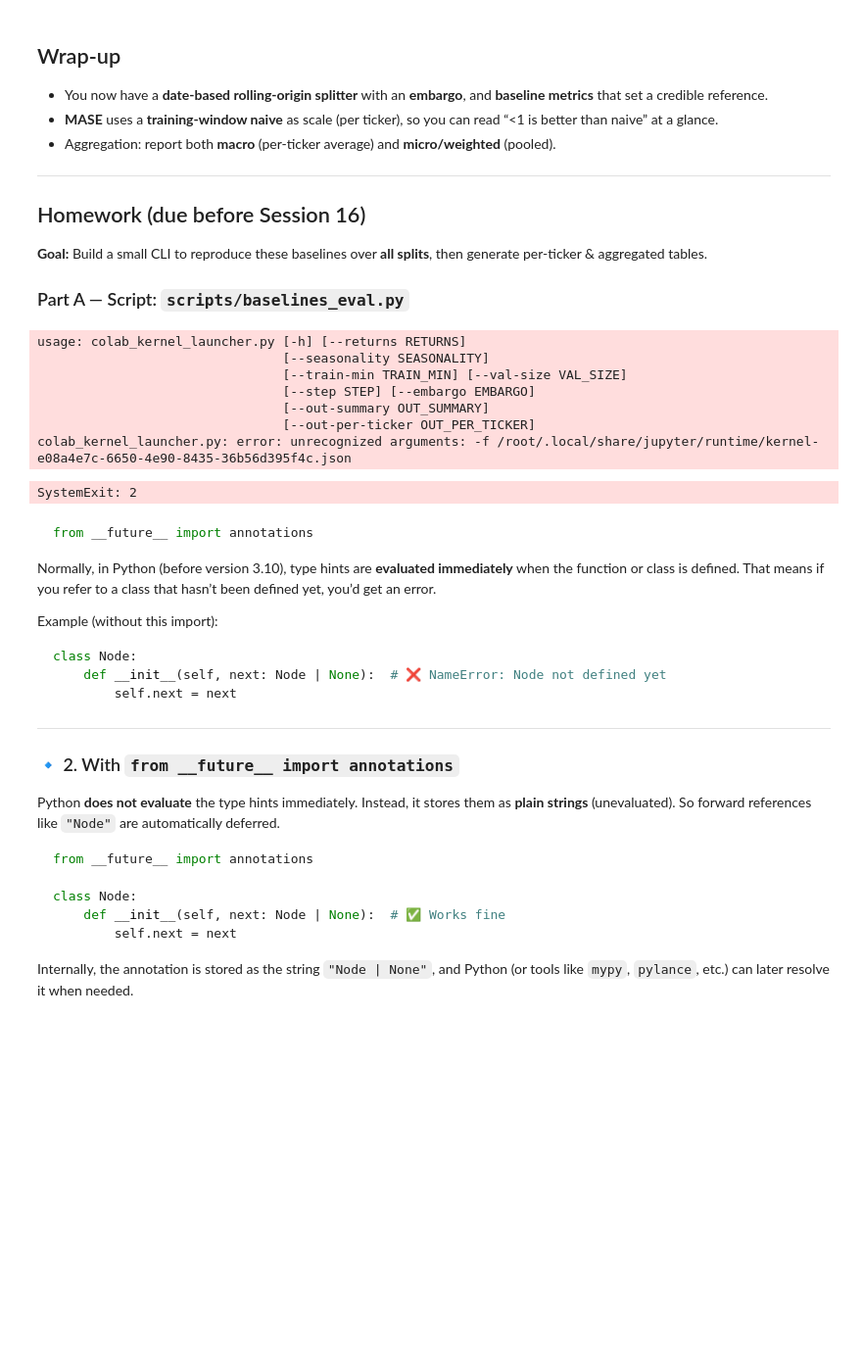
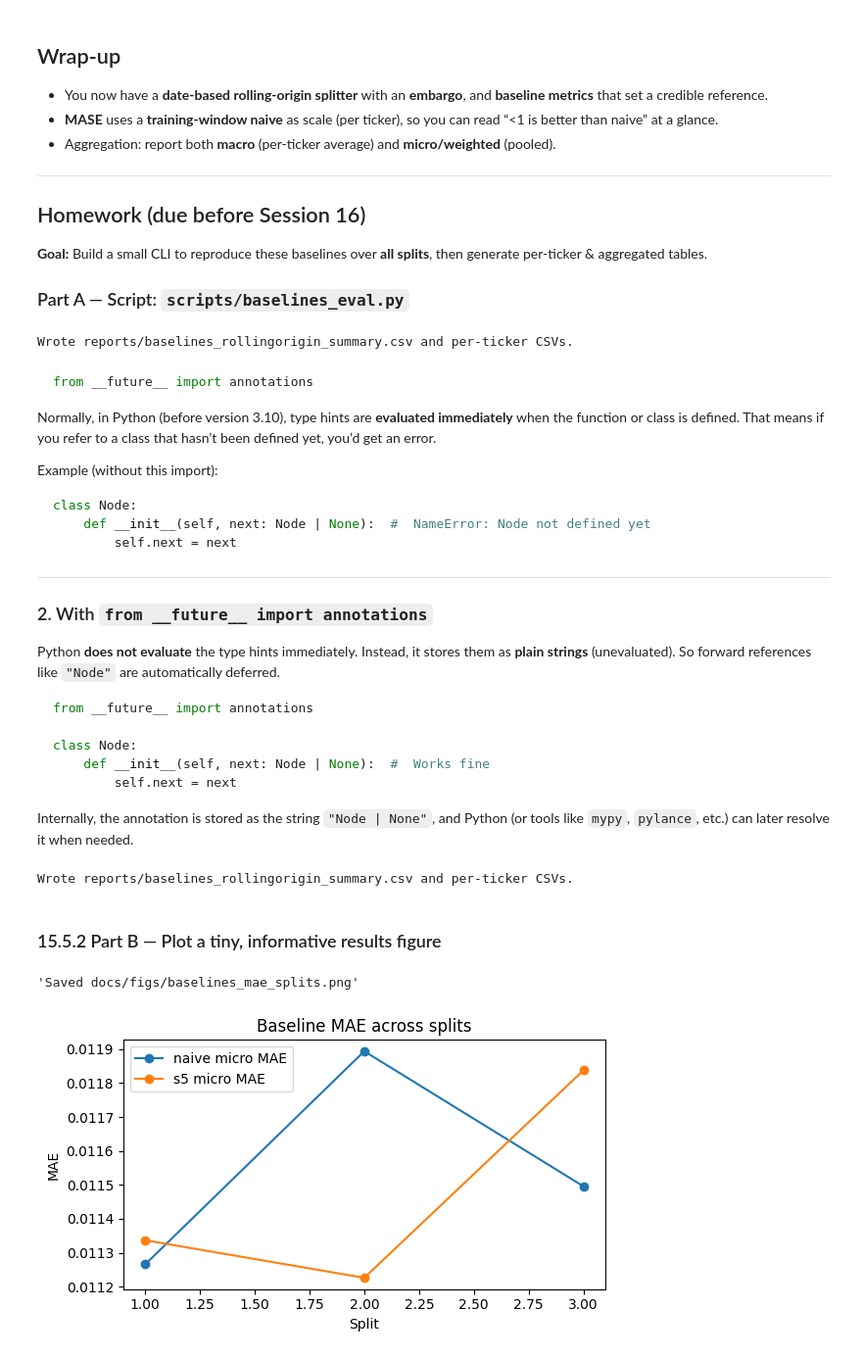
Before and after one commit to ywanglab/STAT4160, a Jupyter notebook: notebooks/lec15-inclass.ipynb, the cells around one changed output. Shown at 98% size. Drawn from its saved outputs; the diff is of its cells as text; code cells hidden in the pictures; blank space fills up the shorter version.

Commit message:
udpate lec14, 15 incloass-lab from Colab 5:02pm 10/29/2025

````diff
--- a/notebooks/lec15-inclass.ipynb
+++ b/notebooks/lec15-inclass.ipynb
@@ -1065,13 +1065,17 @@ def main():
     ap = argparse.ArgumentParser()
     ap.add_argument("--returns", default="data/processed/returns.parquet")
     ap.add_argument("--seasonality", type=int, default=5)
-    ap.add_argument("--train-min", type=int, default=252)
-    ap.add_argument("--val-size", type=int, default=63)
-    ap.add_argument("--step", type=int, default=63)
+    ap.add_argument("--train-min", type=int, default=100)
+    ap.add_argument("--val-size", type=int, default=21)
+    ap.add_argument("--step", type=int, default=21)
     ap.add_argument("--embargo", type=int, default=5)
     ap.add_argument("--out-summary", default="reports/baselines_rollingorigin_summary.csv")
     ap.add_argument("--out-per-ticker", default="reports/baselines_per_ticker_split{sid}_{method}.csv")
-    args = ap.parse_args()
+
+    # ap.add_argument("-f", help=argparse.SUPPRESS)  # added fix to work in Colab
+    # args = ap.parse_args()  # not working in colab, but would if paired with previous line or use the follwoing single fix
+    args, _ = ap.parse_known_args() # fix
+
 
     df = pd.read_parquet(args.returns).sort_values(["ticker","date"]).reset_index(drop=True)
     splits = make_splits(df["date"], args.train_min, args.val_size, args.step, args.embargo)
@@ -1093,14 +1097,7 @@ def main():
 if __name__ == "__main__":
     main()
 # %% [output]
-usage: colab_kernel_launcher.py [-h] [--returns RETURNS]
-                                [--seasonality SEASONALITY]
-                                [--train-min TRAIN_MIN] [--val-size VAL_SIZE]
-                                [--step STEP] [--embargo EMBARGO]
-                                [--out-summary OUT_SUMMARY]
-                                [--out-per-ticker OUT_PER_TICKER]
-colab_kernel_launcher.py: error: unrecognized arguments: -f /root/.local/share/jupyter/runtime/kernel-e08a4e7c-6650-4e90-8435-36b56d395f4c.json
+Wrote reports/baselines_rollingorigin_summary.csv and per-ticker CSVs.
-SystemExit: 2
 # %% [markdown]
 ```python
 from __future__ import annotations
@@ -1113,13 +1110,13 @@ Example (without this import):
 
 ```python
 class Node:
-    def __init__(self, next: Node | None):  # ❌ NameError: Node not defined yet
+    def __init__(self, next: Node | None):  #  NameError: Node not defined yet
         self.next = next
 ```
 
 ---
 
-### 🔹 2. With `from __future__ import annotations`
+### 2. With `from __future__ import annotations`
 
 Python **does not evaluate** the type hints immediately.
 Instead, it stores them as **plain strings** (unevaluated).
@@ -1129,9 +1126,32 @@ So forward references like `"Node"` are automatically deferred.
 from __future__ import annotations
 
 class Node:
-    def __init__(self, next: Node | None):  # ✅ Works fine
+    def __init__(self, next: Node | None):  #  Works fine
         self.next = next
 ```
 
 Internally, the annotation is stored as the string `"Node | None"`,
 and Python (or tools like `mypy`, `pylance`, etc.) can later resolve it when needed.
+# %%
+%%bash
+chmod +x scripts/baselines_eval.py
+python scripts/baselines_eval.py --seasonality 5
+# %% [output]
+Wrote reports/baselines_rollingorigin_summary.csv and per-ticker CSVs.
+# %% [markdown]
+### 15.5.2 Part B — Plot a tiny, informative results figure
+# %%
+import pandas as pd, matplotlib.pyplot as plt, pathlib
+pathlib.Path("docs/figs").mkdir(parents=True, exist_ok=True)
+
+summary = pd.read_csv("reports/baselines_rollingorigin_summary.csv")
+plt.figure(figsize=(6,3.5))
+for method, g in summary.groupby("method"):
+    plt.plot(g["split"], g["micro_mae"], marker="o", label=f"{method} micro MAE")
+plt.xlabel("Split"); plt.ylabel("MAE"); plt.title("Baseline MAE across splits")
+plt.legend(); plt.tight_layout()
+plt.savefig("docs/figs/baselines_mae_splits.png", dpi=200)
+"Saved docs/figs/baselines_mae_splits.png"
+# %% [output]
+'Saved docs/figs/baselines_mae_splits.png'
+[figure, added]
````
Also changed, not shown: parts of 10 cells of this notebook, 15 other files.
